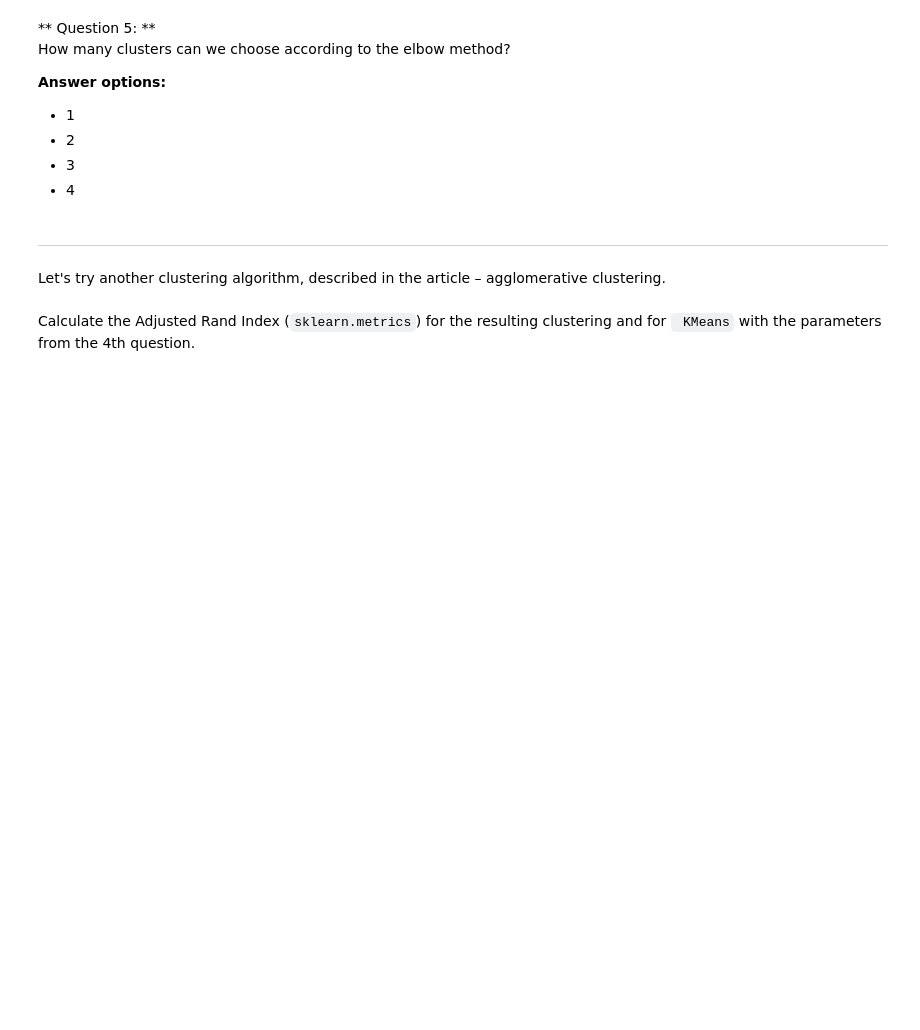
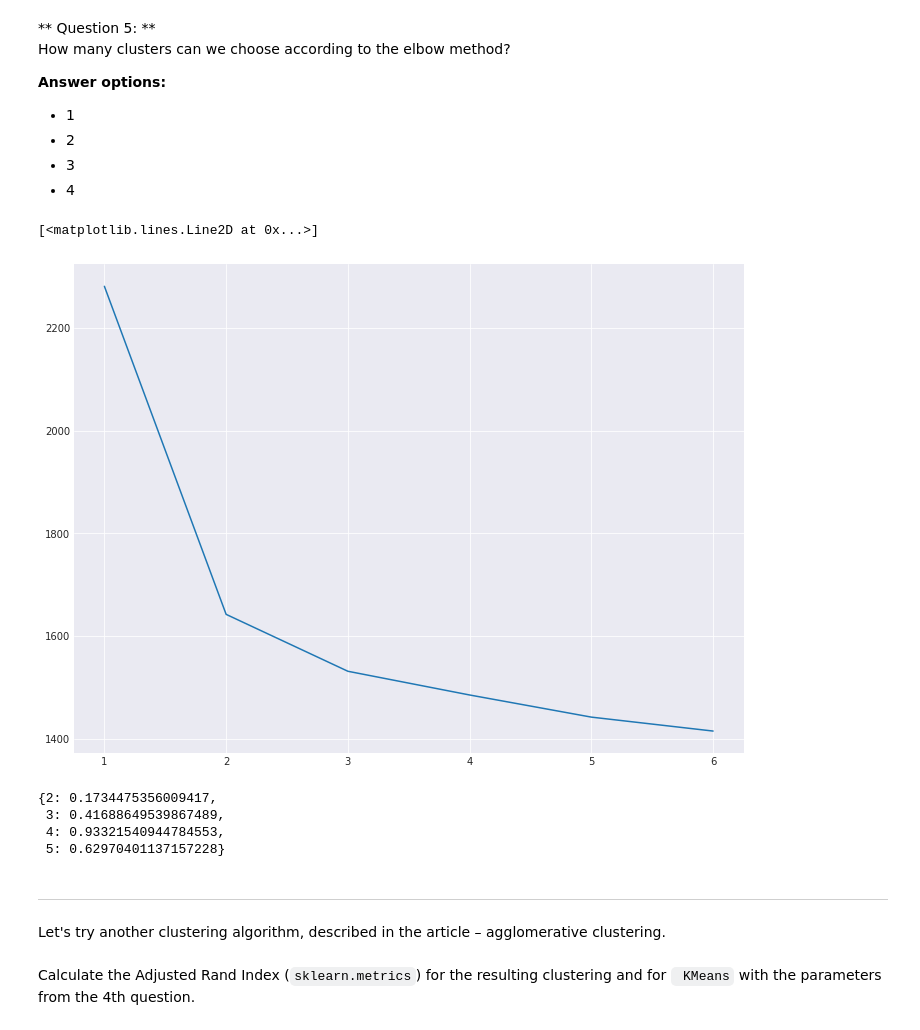
Before and after one commit to nekotleta/RandomML, a Jupyter notebook: ods_course/a7-demo-unsupervised-learning.ipynb, the cells around one changed output. Saved outputs shown, nothing was run; the diff lists cells and outputs as text; code cells hidden in the pictures; blank space fills up the shorter version.

```diff
--- a/ods_course/a7-demo-unsupervised-learning.ipynb
+++ b/ods_course/a7-demo-unsupervised-learning.ipynb
@@ -60,2 +70,2 @@ Define the number of unique values of the labels of the target class.
 # %%
-# np.unique(y)
+n_classes = np.unique(y).size
@@ -164,7 +208,9 @@ Which activity is separated from the rest better than others based on the simple
 # %% [markdown]
 It can be seen that kMeans does not distinguish activities very well. Use the elbow method to select the optimal number of clusters. Parameters of the algorithm and the data we use are the same as before, we change only `n_clusters`.
 # %%
-# # Your code here
-# inertia = []
-# for k in tqdm_notebook(range(1, n_classes + 1)):
-#     pass
+# Your code here
+inertia = []
+for k in tqdm_notebook(range(1, n_classes + 1)):
+    kmean = KMeans(n_clusters=k, n_init=100,
+                   random_state=RANDOM_STATE).fit(X_pca)
+    inertia.append(np.sqrt(kmean.inertia_))
@@ -177,6 +225,22 @@ How many clusters can we choose according to the elbow method? <br>
 - 2
 - 3
 - 4
+# %%
+plt.plot(range(1, 7), inertia)
+# %% [output]
+[<matplotlib.lines.Line2D at 0x...>]
+[figure, added]
+# %%
+d = {}
+for k in range(2, 6):
+    i = k - 1
+    d[k] = (inertia[i] - inertia[i + 1]) / (inertia[i - 1] - inertia[i])
+d
+# %% [output]
+{2: 0.1734475356009417,
+ 3: 0.41688649539867489,
+ 4: 0.93321540944784553,
+ 5: 0.62970401137157228}
 # %% [markdown]
 ------------------------
 # %% [markdown]
```
Also changed, not shown: parts of 41 cells of this notebook, 1 other file.
